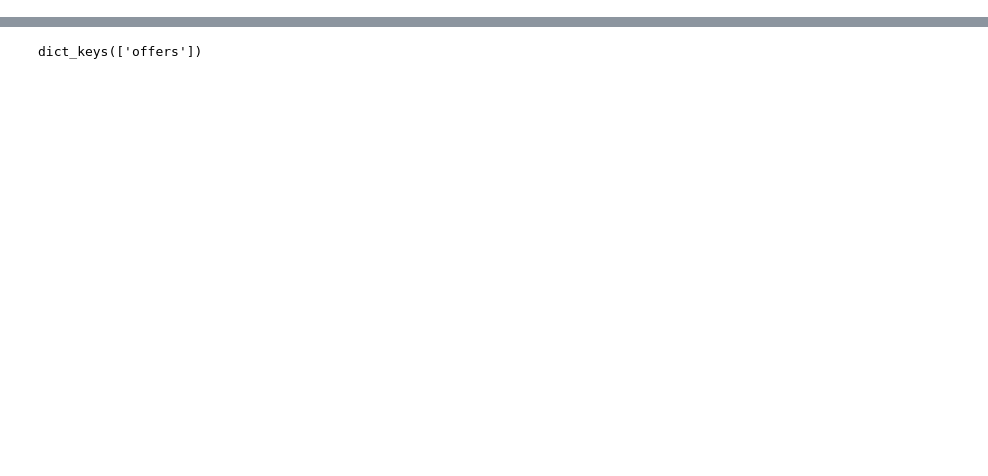
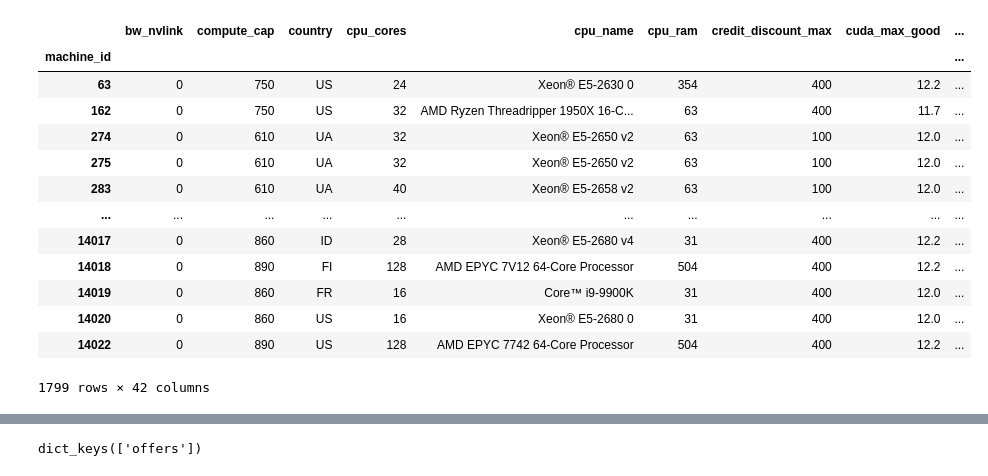
Before and after one commit to alkorolyov/vast-stats, a Jupyter notebook: notebooks/03 - vast rest api.ipynb, the cells around one changed output, grey strips where cells are left out. Drawn from its saved outputs; the diff is of its cells as text; code cells hidden in the pictures; blank space fills up the shorter version.

```diff
--- a/notebooks/03 - vast rest api.ipynb
+++ b/notebooks/03 - vast rest api.ipynb
@@ -38,0 +89,26 @@ AttributeError: module 'src.const' has no attribute 'VAST_API_URL'
+# %%
+machines_vast, offers = split_raw(raw)
+
+machines_vast.set_index('machine_id', inplace=True)
+machines_exp.set_index('machine_id', inplace=True)
+
+machines_vast.sort_index(axis=1, inplace=True)
+machines_exp.sort_index(inplace=True)
+machines_vast.sort_index(inplace=True)
+# %%
+machines_vast
+# %% [output]
+|  | bw_nvlink | compute_cap | country | cpu_cores | cpu_name | cpu_ram | credit_discount_max | cuda_max_good | ... |
+| machine_id |  |  |  |  |  |  |  |  | ... |
+| 63 | 0 | 750 | US | 24 | Xeon® E5-2630 0 | 354 | 400 | 12.2 | ... |
+| 162 | 0 | 750 | US | 32 | AMD Ryzen Threadripper 1950X 16-C... | 63 | 400 | 11.7 | ... |
+| 274 | 0 | 610 | UA | 32 | Xeon® E5-2650 v2 | 63 | 100 | 12.0 | ... |
+| 275 | 0 | 610 | UA | 32 | Xeon® E5-2650 v2 | 63 | 100 | 12.0 | ... |
+| 283 | 0 | 610 | UA | 40 | Xeon® E5-2658 v2 | 63 | 100 | 12.0 | ... |
+| ... | ... | ... | ... | ... | ... | ... | ... | ... | ... |
+| 14017 | 0 | 860 | ID | 28 | Xeon® E5-2680 v4 | 31 | 400 | 12.2 | ... |
+| 14018 | 0 | 890 | FI | 128 | AMD EPYC 7V12 64-Core Processor | 504 | 400 | 12.2 | ... |
+| 14019 | 0 | 860 | FR | 16 | Core™ i9-9900K | 31 | 400 | 12.0 | ... |
+| 14020 | 0 | 860 | US | 16 | Xeon® E5-2680 0 | 31 | 400 | 12.0 | ... |
+| 14022 | 0 | 890 | US | 128 | AMD EPYC 7742 64-Core Processor | 504 | 400 | 12.2 | ... |
+1799 rows × 42 columns
```
Also changed, not shown: parts of 28 cells of this notebook, 8 other files.
